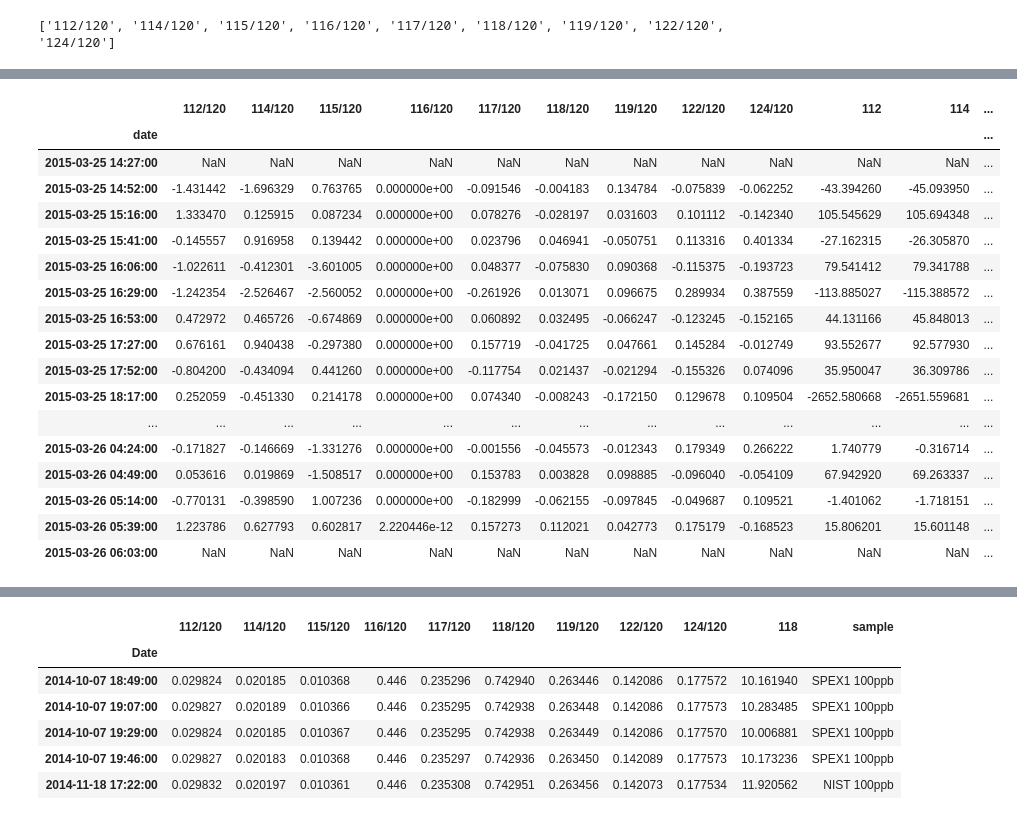
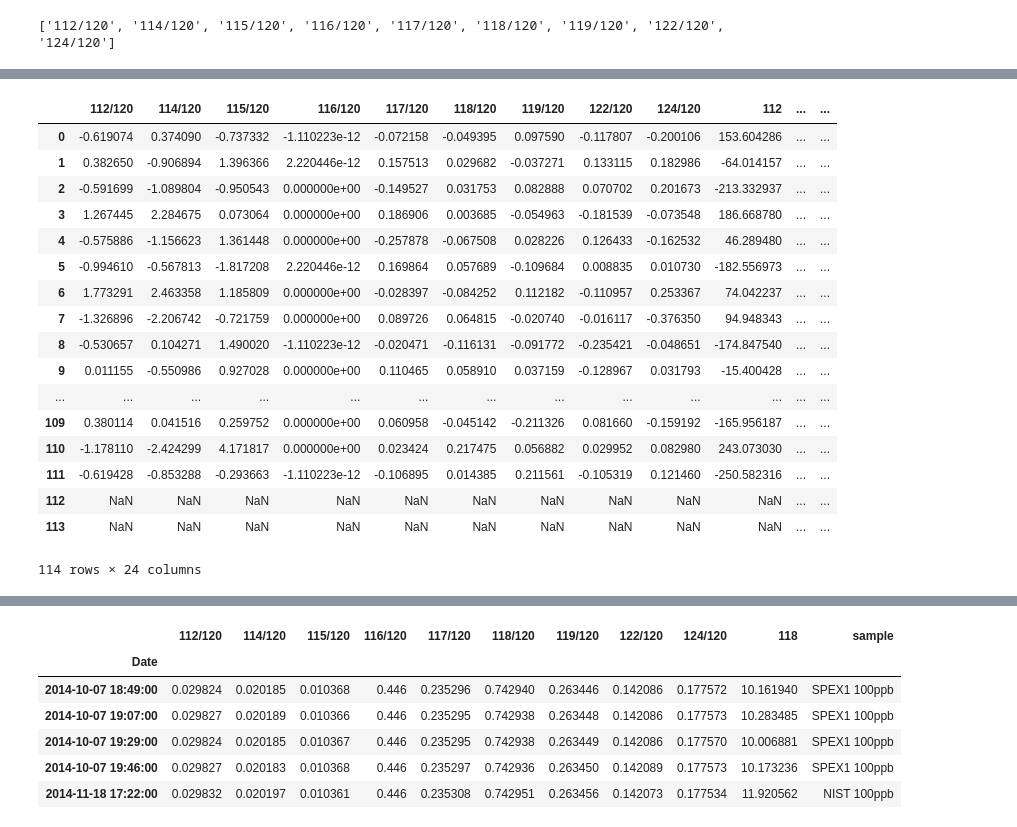
Before and after one commit to Marfster/NU_Plasma, a Jupyter notebook: Nu Plasma Evaluation - internal norm.ipynb, the cells around one changed output, grey strips where cells are left out. Drawn from its saved outputs; the diff is of its cells as text; code cells hidden in the pictures.

```diff
--- a/Nu Plasma Evaluation - internal norm.ipynb
+++ b/Nu Plasma Evaluation - internal norm.ipynb
@@ -15,10 +18,10 @@ from pylab import plot, show, savefig
 from scipy import stats
 #%pylab inline
 # %%
-path = "/Volumes/friebelm/PhD/NU Plasma/Measurements/2015-03-25/"
+path = "/Volumes/friebelm/PhD/NU Plasma/Measurements/2015-09-28/"
 path_sav = "/Volumes/friebelm/PhD/NU Plasma/Measurements/compilation/"
-files_start = 1348
-files_end = 1427
+files_start = 1987
+files_end = 2173
 # %%
 # cup configuration
 #cup_config = cycle_Sb
@@ -42,7 +45,7 @@ iter_beta = 10
 # Interference_corr on the denominator isotope
 isotope_denom_corr = True
 
-blk_corr = True
+blk_corr = False
 # %% [output]
 ['112/120', '114/120', '115/120', '116/120', '117/120', '118/120', '119/120', '122/120', '124/120']
 # %%
@@ -112,19 +115,19 @@ for sample in sample_ls:
     df = NU_data_read(path, sample, cup_config)
     cycles = range(1, len(df.data_read(sample).index)+1)
     # arbitrary blank positions
-    blk1 = [item for item in blk_ls if item < sample]
-    blk2 = [item for item in blk_ls if item > sample]
-    blk1 = blk1[-1]
-    blk2 = blk2[0]
-    blk_corr_sample = True
+    #blk1 = [item for item in blk_ls if item < sample]
+    #blk2 = [item for item in blk_ls if item > sample]
+    #blk1 = blk1[-1]
+    #blk2 = blk2[0]
+    #blk_corr_sample = True
 
     # blank measurement surrounds sample
-    #if ((sample-1) in blk_ls) and ((sample+1) in blk_ls):
-    #    blk1 = sample-1
-    #    blk2 = sample+1
-    #    blk_corr_sample = True
-    #else:
-    #    blk_corr_sample = False
+    if ((sample-1) in blk_ls) and ((sample+1) in blk_ls):
+        blk1 = sample-1
+        blk2 = sample+1
+        blk_corr_sample = True
+    else:
+        blk_corr_sample = False
 
     if (blk_corr == True) and (blk_corr_sample == True):
         blk_1 = NU_data_read(path, blk1, cup_config)
@@ -144,7 +147,7 @@ for sample in sample_ls:
     data_sample_raw = pd.DataFrame.from_dict(data_sample_raw, orient = 'index')
     data_sample_raw = data_sample_raw[np.abs(data_sample_raw-data_sample_raw.mean())<=(2*data_sample_raw.std())]
 
-    data_sample = new_corr.internal_norm_1(denom_isotope, 10)
+    data_sample = new_corr.mass_fractionation(denom_isotope, 10)
     data_sample = pd.DataFrame.from_dict(data_sample, orient = 'index')
     data_sample = data_sample[np.abs(data_sample-data_sample.mean())<=(2*data_sample.std())]
 
@@ -168,5 +171,10 @@ columns = ["cycle", "sample"]
 columns.extend(data_sample_column)
 columns.extend(sorted(data_sample_raw.drop("cycle", axis=1).columns))
 df_internal_sub = pd.DataFrame(df_internal_norm, columns = columns)
-df_internal_sub
+
+df_all_sub = df_all[(df_all["sample"] != "blank sol") & (df_all["sample"] != "SQ")]
+df_internal_sub["111"] = df_all_sub["L3 (1)"]
+df_internal_sub["125"] = df_all_sub["H5 (2)"]
+df_internal_sub["Cd/Sn"] = (df_all_sub["L3 (1)"]/12.722)/(df_all_sub["H4 (1)"]/24.223)
+df_internal_sub["Te/Sn"] = (df_all_sub["H5 (2)"]/7.0509)/(df_all_sub["H4 (1)"]/24.223)
 #df_external_sub.to_csv(path_sav + "Sn_H9_L4_internal_corr_all.csv")
@@ -235,45 +224,45 @@ show(dataplot)
 # %%
 sub_index = df_internal_norm_mean[(df_internal_norm_mean["sample"].shift(1) == df_internal_norm_mean["sample"].shift(-1)) & (df_internal_norm_mean["sample"].shift(1) == "NIST 100ppb")].index
 #corr_values = df_internal_norm_mean[(df_external_norm_mean >= 0.74289)]
 #corr_values = df_internal_norm_mean[:"20150110 10:00"]
 corr_values = df_internal_norm_mean
 sample = corr_values["sample"]
-std_mean = corr_values[(corr_values["sample"] == "SPEX 100ppb")].mean()
+std_mean = corr_values[(corr_values["sample"] == "NIST 100ppb")].mean()
 new = corr_values[corr_values.columns[corr_values.dtypes != 'object']]
 
 #std_mean["112/120", "114/120", "115/120", "117/120", "118/120", "119/120", "122/120", "124/120"] = [0.029823, 0.020189, 0.010372, 0.235299, 0.742923, 0.263443, 0.142078, 0.177546]
 #print std_mean
 #epsilon =  ((new / std_mean)-1)*10000
 #new["sample"] = sample
 epsilon_NIST =  ((new / ((new.shift(1) + new.shift(-1))/2))-1)*10000
 epsilon_2 = ((new / ((new.shift(2) + new.shift(-2))/2))-1)*10000
 epsilon_NIST["sample"] = sample
 epsilon_2["sample"] = sample
 
 epsilon_NIST = epsilon_NIST[new.index.isin(sub_index)]
 #new[new.sample != "NIST 100ppb"]
 epsilon_2 = epsilon_2[epsilon_2["sample"] == "NIST 100ppb"]
-epsilon_comp = epsilon_NIST.append(epsilon2, ignore_index=True)
-epsilon_2
+epsilon_comp = epsilon_NIST.append(epsilon_2, ignore_index=True)
+epsilon_comp
 # %% [output]
-|  | 112/120 | 114/120 | 115/120 | 116/120 | 117/120 | 118/120 | 119/120 | 122/120 | 124/120 | 112 | 114 | ... |
-| date |  |  |  |  |  |  |  |  |  |  |  | ... |
-| 2015-03-25 14:27:00 | NaN | NaN | NaN | NaN | NaN | NaN | NaN | NaN | NaN | NaN | NaN | ... |
-| 2015-03-25 14:52:00 | -1.431442 | -1.696329 | 0.763765 | 0.000000e+00 | -0.091546 | -0.004183 | 0.134784 | -0.075839 | -0.062252 | -43.394260 | -45.093950 | ... |
-| 2015-03-25 15:16:00 | 1.333470 | 0.125915 | 0.087234 | 0.000000e+00 | 0.078276 | -0.028197 | 0.031603 | 0.101112 | -0.142340 | 105.545629 | 105.694348 | ... |
-| 2015-03-25 15:41:00 | -0.145557 | 0.916958 | 0.139442 | 0.000000e+00 | 0.023796 | 0.046941 | -0.050751 | 0.113316 | 0.401334 | -27.162315 | -26.305870 | ... |
-| 2015-03-25 16:06:00 | -1.022611 | -0.412301 | -3.601005 | 0.000000e+00 | 0.048377 | -0.075830 | 0.090368 | -0.115375 | -0.193723 | 79.541412 | 79.341788 | ... |
-| 2015-03-25 16:29:00 | -1.242354 | -2.526467 | -2.560052 | 0.000000e+00 | -0.261926 | 0.013071 | 0.096675 | 0.289934 | 0.387559 | -113.885027 | -115.388572 | ... |
-| 2015-03-25 16:53:00 | 0.472972 | 0.465726 | -0.674869 | 0.000000e+00 | 0.060892 | 0.032495 | -0.066247 | -0.123245 | -0.152165 | 44.131166 | 45.848013 | ... |
-| 2015-03-25 17:27:00 | 0.676161 | 0.940438 | -0.297380 | 0.000000e+00 | 0.157719 | -0.041725 | 0.047661 | 0.145284 | -0.012749 | 93.552677 | 92.577930 | ... |
-| 2015-03-25 17:52:00 | -0.804200 | -0.434094 | 0.441260 | 0.000000e+00 | -0.117754 | 0.021437 | -0.021294 | -0.155326 | 0.074096 | 35.950047 | 36.309786 | ... |
-| 2015-03-25 18:17:00 | 0.252059 | -0.451330 | 0.214178 | 0.000000e+00 | 0.074340 | -0.008243 | -0.172150 | 0.129678 | 0.109504 | -2652.580668 | -2651.559681 | ... |
+|  | 112/120 | 114/120 | 115/120 | 116/120 | 117/120 | 118/120 | 119/120 | 122/120 | 124/120 | 112 | ... | ... |
+| 0 | -0.619074 | 0.374090 | -0.737332 | -1.110223e-12 | -0.072158 | -0.049395 | 0.097590 | -0.117807 | -0.200106 | 153.604286 | ... | ... |
+| 1 | 0.382650 | -0.906894 | 1.396366 | 2.220446e-12 | 0.157513 | 0.029682 | -0.037271 | 0.133115 | 0.182986 | -64.014157 | ... | ... |
+| 2 | -0.591699 | -1.089804 | -0.950543 | 0.000000e+00 | -0.149527 | 0.031753 | 0.082888 | 0.070702 | 0.201673 | -213.332937 | ... | ... |
+| 3 | 1.267445 | 2.284675 | 0.073064 | 0.000000e+00 | 0.186906 | 0.003685 | -0.054963 | -0.181539 | -0.073548 | 186.668780 | ... | ... |
+| 4 | -0.575886 | -1.156623 | 1.361448 | 0.000000e+00 | -0.257878 | -0.067508 | 0.028226 | 0.126433 | -0.162532 | 46.289480 | ... | ... |
+| 5 | -0.994610 | -0.567813 | -1.817208 | 2.220446e-12 | 0.169864 | 0.057689 | -0.109684 | 0.008835 | 0.010730 | -182.556973 | ... | ... |
+| 6 | 1.773291 | 2.463358 | 1.185809 | 0.000000e+00 | -0.028397 | -0.084252 | 0.112182 | -0.110957 | 0.253367 | 74.042237 | ... | ... |
+| 7 | -1.326896 | -2.206742 | -0.721759 | 0.000000e+00 | 0.089726 | 0.064815 | -0.020740 | -0.016117 | -0.376350 | 94.948343 | ... | ... |
+| 8 | -0.530657 | 0.104271 | 1.490020 | -1.110223e-12 | -0.020471 | -0.116131 | -0.091772 | -0.235421 | -0.048651 | -174.847540 | ... | ... |
+| 9 | 0.011155 | -0.550986 | 0.927028 | 0.000000e+00 | 0.110465 | 0.058910 | 0.037159 | -0.128967 | 0.031793 | -15.400428 | ... | ... |
 | ... | ... | ... | ... | ... | ... | ... | ... | ... | ... | ... | ... | ... |
-| 2015-03-26 04:24:00 | -0.171827 | -0.146669 | -1.331276 | 0.000000e+00 | -0.001556 | -0.045573 | -0.012343 | 0.179349 | 0.266222 | 1.740779 | -0.316714 | ... |
-| 2015-03-26 04:49:00 | 0.053616 | 0.019869 | -1.508517 | 0.000000e+00 | 0.153783 | 0.003828 | 0.098885 | -0.096040 | -0.054109 | 67.942920 | 69.263337 | ... |
-| 2015-03-26 05:14:00 | -0.770131 | -0.398590 | 1.007236 | 0.000000e+00 | -0.182999 | -0.062155 | -0.097845 | -0.049687 | 0.109521 | -1.401062 | -1.718151 | ... |
-| 2015-03-26 05:39:00 | 1.223786 | 0.627793 | 0.602817 | 2.220446e-12 | 0.157273 | 0.112021 | 0.042773 | 0.175179 | -0.168523 | 15.806201 | 15.601148 | ... |
-| 2015-03-26 06:03:00 | NaN | NaN | NaN | NaN | NaN | NaN | NaN | NaN | NaN | NaN | NaN | ... |
+| 109 | 0.380114 | 0.041516 | 0.259752 | 0.000000e+00 | 0.060958 | -0.045142 | -0.211326 | 0.081660 | -0.159192 | -165.956187 | ... | ... |
+| 110 | -1.178110 | -2.424299 | 4.171817 | 0.000000e+00 | 0.023424 | 0.217475 | 0.056882 | 0.029952 | 0.082980 | 243.073030 | ... | ... |
+| 111 | -0.619428 | -0.853288 | -0.293663 | -1.110223e-12 | -0.106895 | 0.014385 | 0.211561 | -0.105319 | 0.121460 | -250.582316 | ... | ... |
+| 112 | NaN | NaN | NaN | NaN | NaN | NaN | NaN | NaN | NaN | NaN | ... | ... |
+| 113 | NaN | NaN | NaN | NaN | NaN | NaN | NaN | NaN | NaN | NaN | ... | ... |
+114 rows × 24 columns
 # %%
 def SD2(x):
     SD2 = np.std(x) * 2
```
Also changed, not shown: parts of 9 cells of this notebook, 1 other file.
